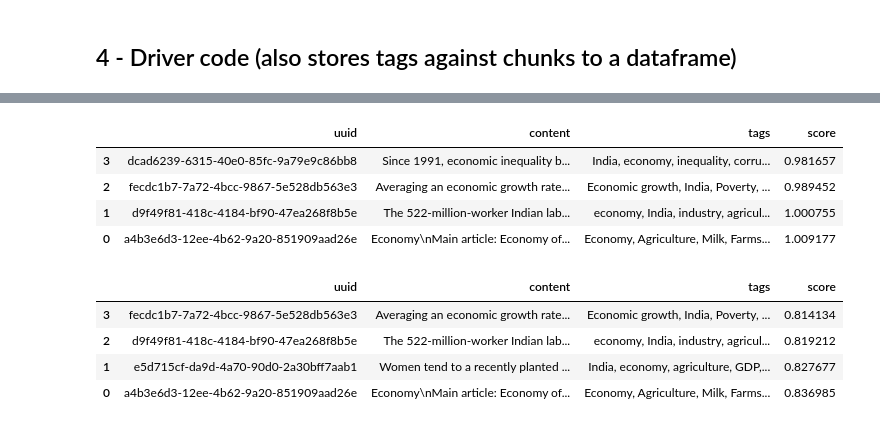
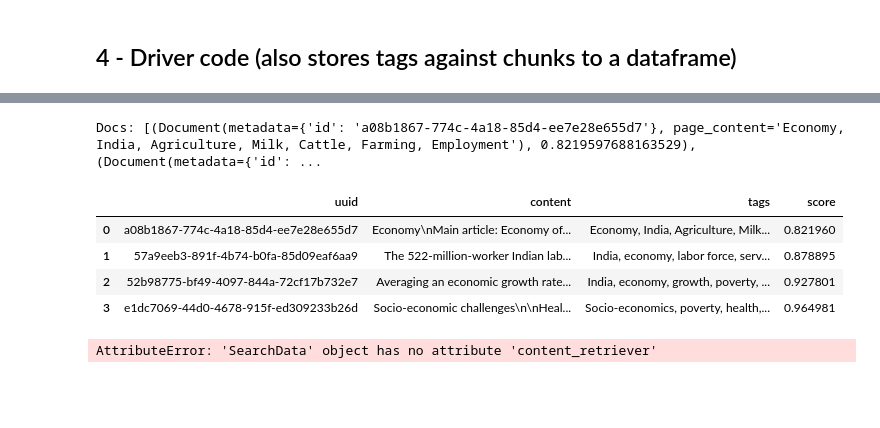
Before and after one commit to srinivasveerla/RecallRight, a Jupyter notebook: RecallRight.ipynb, the cells around one changed output, grey strips where cells are left out. Saved outputs shown, nothing was run; the diff lists cells and outputs as text; code cells hidden in the pictures; blank space fills up the shorter version.

Commit message:
Decoupled the search logic

```diff
--- a/RecallRight.ipynb
+++ b/RecallRight.ipynb
@@ -66,7 +67,6 @@ class PersistData:
     def __init__(self) -> None:
         columns = ['uuid', 'content','tags']
         self.content_df = pd.DataFrame(columns=columns)
-
         self.tag_db = Chroma(
             collection_name="tag_collection",
             embedding_function=HuggingFaceEmbeddings(),
@@ -78,12 +78,6 @@ class PersistData:
             embedding_function=HuggingFaceEmbeddings(),
             persist_directory="./our_db",  # Where to save data locally, remove if not neccesary
         )
-
-    @staticmethod
-    def create(self):
-        if self.obj ==None:
-            self.obj = PersistData()
-        return self.obj
 
     def store_data(self, content):
         chunks = chunk_data(content,chunk_size = 1500)
@@ -99,18 +93,11 @@ class PersistData:
         uuid_list.append(uuid)
         return uuid_list
 
-    def search_tags(self, query):
-        docs = self.tag_db.similarity_search_with_score(query, k=4)
-        nearest_embeddings = [(doc[0].metadata['id'],doc[1]) for doc in docs if 'id' in doc[0].metadata]
-        score_df = pd.DataFrame(nearest_embeddings, columns=['uuid', 'score'])
-        filtered_df = self.content_df[self.content_df['uuid'].isin([doc[0] for doc in nearest_embeddings])]
-        result = pd.merge(filtered_df, score_df, on='uuid', how='inner')
-        return result.sort_values(by='score')
+    def get_tag_db(self):
+        return self.tag_db
 
-    def search_content(self,query):
-        docs = self.content_db.similarity_search_with_score(query, k=4)
-        nearest_embeddings = [(doc[0].metadata['id'],doc[1]) for doc in docs if 'id' in doc[0].metadata]
-        score_df = pd.DataFrame(nearest_embeddings, columns=['uuid', 'score'])
-        filtered_df = self.content_df[self.content_df['uuid'].isin([doc[0] for doc in nearest_embeddings])]
-        result = pd.merge(filtered_df, score_df, on='uuid', how='inner')
-        return result.sort_values(by='score')
+    def get_content_db(self):
+        return self.content_db
+
+    def get_content_df(self):
+        return self.content_df
@@ -346,16 +273,14 @@ India is the world's largest producer of milk, with the largest population of ca
-# %%
-result
-# %% [output]
-|  | uuid | content | tags | score |
-| 3 | dcad6239-6315-40e0-85fc-9a79e9c86bb8 | Since 1991, economic inequality b... | India, economy, inequality, corru... | 0.981657 |
-| 2 | fecdc1b7-7a72-4bcc-9867-5e528db563e3 | Averaging an economic growth rate... | Economic growth, India, Poverty, ... | 0.989452 |
-| 1 | d9f49f81-418c-4184-bf90-47ea268f8b5e | The 522-million-worker Indian lab... | economy, India, industry, agricul... | 1.000755 |
-| 0 | a4b3e6d3-12ee-4b62-9a20-851909aad26e | Economy\nMain article: Economy of... | Economy, Agriculture, Milk, Farms... | 1.009177 |
-# %%
-result_c
-# %% [output]
-|  | uuid | content | tags | score |
-| 3 | fecdc1b7-7a72-4bcc-9867-5e528db563e3 | Averaging an economic growth rate... | Economic growth, India, Poverty, ... | 0.814134 |
-| 2 | d9f49f81-418c-4184-bf90-47ea268f8b5e | The 522-million-worker Indian lab... | economy, India, industry, agricul... | 0.819212 |
-| 1 | e5d715cf-da9d-4a70-90d0-2a30bff7aab1 | Women tend to a recently planted ... | India, economy, agriculture, GDP,... | 0.827677 |
-| 0 | a4b3e6d3-12ee-4b62-9a20-851909aad26e | Economy\nMain article: Economy of... | Economy, Agriculture, Milk, Farms... | 0.836985 |
+# %%
+search = SearchData(obj)
+search.search_tags("Indian labour force")
+# %% [output]
+Docs: [(Document(metadata={'id': 'a08b1867-774c-4a18-85d4-ee7e28e655d7'}, page_content='Economy, India, Agriculture, Milk, Cattle, Farming, Employment'), 0.8219597688163529), (Document(metadata={'id': ...
+|  | uuid | content | tags | score |
+| 0 | a08b1867-774c-4a18-85d4-ee7e28e655d7 | Economy\nMain article: Economy of... | Economy, India, Agriculture, Milk... | 0.821960 |
+| 1 | 57a9eeb3-891f-4b74-b0fa-85d09eaf6aa9 | The 522-million-worker Indian lab... | India, economy, labor force, serv... | 0.878895 |
+| 2 | 52b98775-bf49-4097-844a-72cf17b732e7 | Averaging an economic growth rate... | India, economy, growth, poverty, ... | 0.927801 |
+| 3 | e1dc7069-44d0-4678-915f-ed309233b26d | Socio-economic challenges\n\nHeal... | Socio-economics, poverty, health,... | 0.964981 |
+# %%
+search.search_content("Indian labour force")
+# %% [output]
+AttributeError: 'SearchData' object has no attribute 'content_retriever'
```
Also changed, not shown: parts of 10 cells of this notebook.
